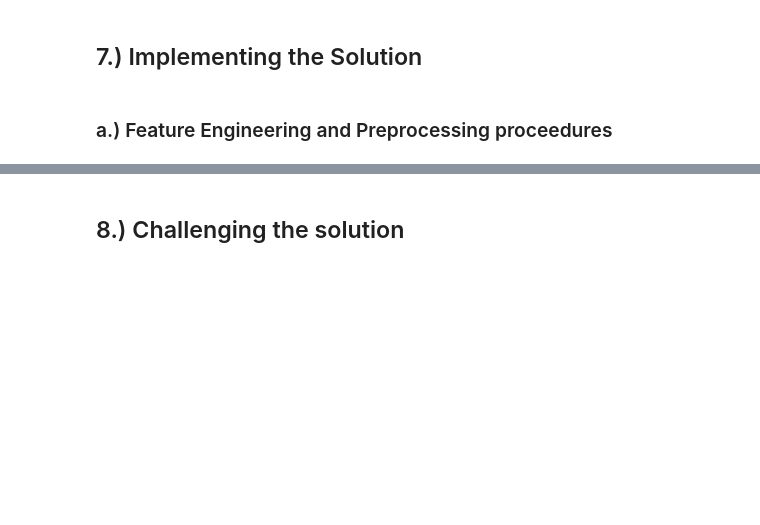
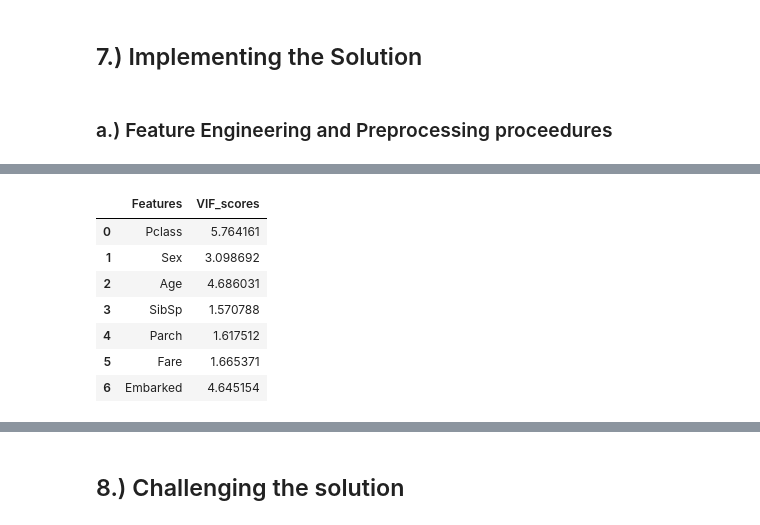
Before and after one commit to CHRISTINEMUTHEE/KNN-Naive_Bayes-_Classifier, a Jupyter notebook: KNN- Titanic Dataset.ipynb, the cells around one changed output, grey strips where cells are left out. Cells and saved outputs as stored; diff of their text form; code cells hidden in the pictures; blank space fills up the shorter version.

```diff
--- a/KNN- Titanic Dataset.ipynb
+++ b/KNN- Titanic Dataset.ipynb
@@ -594,0 +666,20 @@ train_df1
+# %%
+# A function for calculating the variance inflation factor
+def VIF(data):
+    vif=pd.DataFrame()
+    vif['Features']=data.columns
+    vif['VIF_scores']=[variance_inflation_factor(data.values,i)for i in range(data.shape[1])]
+    return vif
+# %%
+# VIF counts so as to reduce multicorlinearlity
+VIF(X_feat)
+# They are all independent and none explains the survival status in an equal way as the other
+# %% [output]
+|  | Features | VIF_scores |
+| 0 | Pclass | 5.764161 |
+| 1 | Sex | 3.098692 |
+| 2 | Age | 4.686031 |
+| 3 | SibSp | 1.570788 |
+| 4 | Parch | 1.617512 |
+| 5 | Fare | 1.665371 |
+| 6 | Embarked | 4.645154 |
```
Also changed, not shown: parts of 11 cells of this notebook.
